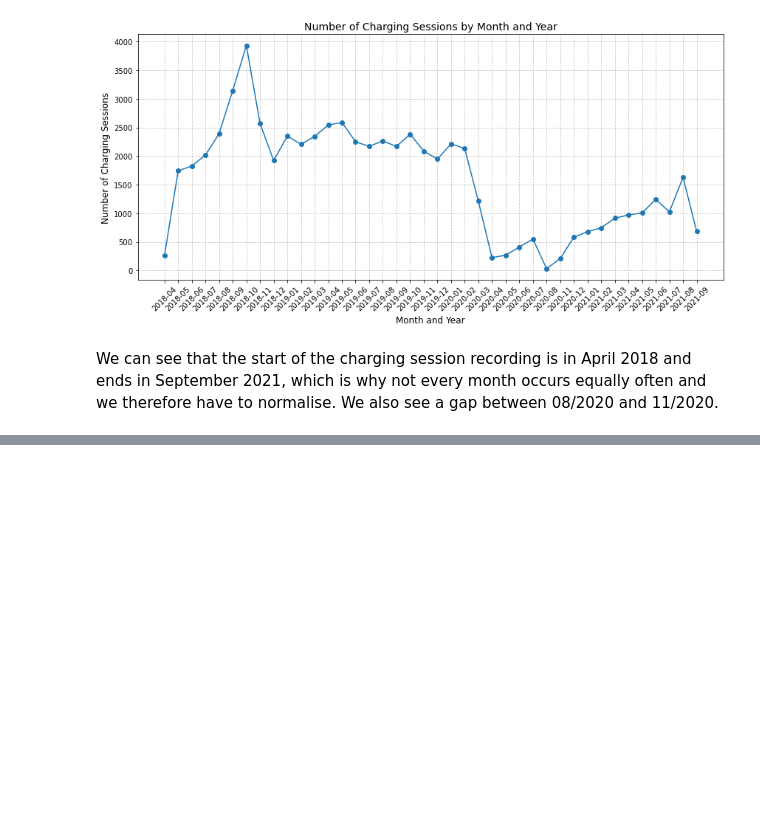
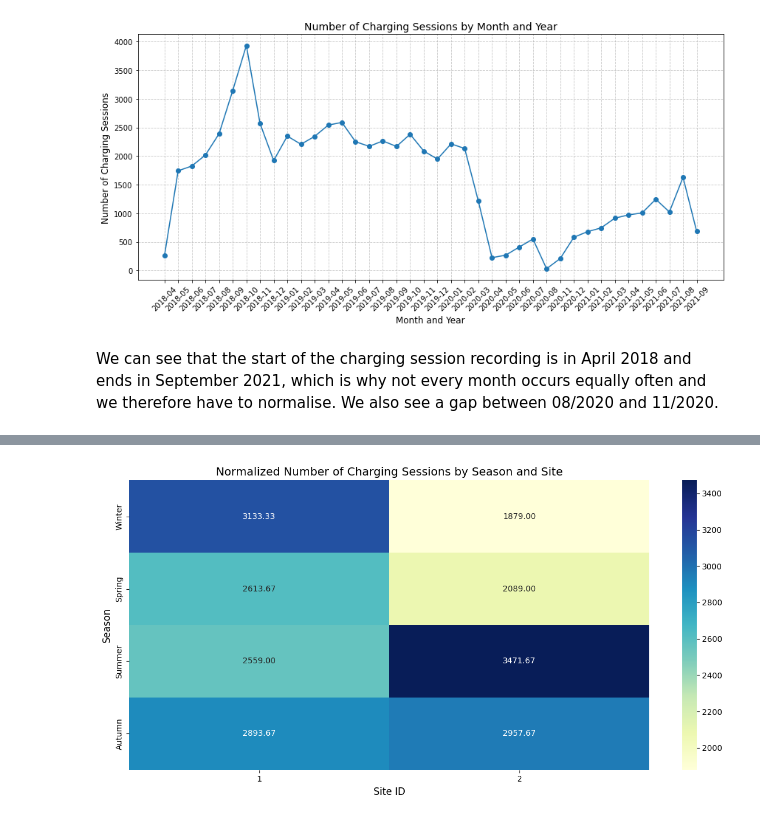
Before and after one commit to nsterz/AA_2024-group-3, a Jupyter notebook: code_dataexplo/descriptiveAnalytics.ipynb, the cells around one changed output, grey strips where cells are left out. Saved outputs shown, nothing was run; the diff lists cells and outputs as text; code cells hidden in the pictures; blank space fills up the shorter version.

```diff
--- a/code_dataexplo/descriptiveAnalytics.ipynb
+++ b/code_dataexplo/descriptiveAnalytics.ipynb
@@ -165,0 +271,54 @@ plt.show()
+# %%
+import pandas as pd
+import matplotlib.pyplot as plt
+import seaborn as sns
+
+# Funktion zur Bestimmung der Saison
+def get_season(date):
+    month = date.month
+    if month in [12, 1, 2]:
+        return "Winter"
+    elif month in [3, 4, 5]:
+        return "Spring"
+    elif month in [6, 7, 8]:
+        return "Summer"
+    elif month in [9, 10, 11]:
+        return "Autumn"
+
+# Saison-Spalte erstellen
+data_charge["season"] = data_charge["connectionTime"].apply(get_season)
+
+# Berechnen der Monate, die für jede Saison im Datensatz vorhanden sind
+season_month_count = {
+    "Winter": len(data_charge[data_charge["season"] == "Winter"]["connectionTime"].dt.month.unique()),
+    "Spring": len(data_charge[data_charge["season"] == "Spring"]["connectionTime"].dt.month.unique()),
+    "Summer": len(data_charge[data_charge["season"] == "Summer"]["connectionTime"].dt.month.unique()),
+    "Autumn": len(data_charge[data_charge["season"] == "Autumn"]["connectionTime"].dt.month.unique())
+}
+
+# Gruppieren nach Saison und Site
+charging_by_season_site = data_charge.groupby(["season", "siteID"]).size().unstack(fill_value=0)
+
+# Normalisierung der Anzahl der Ladesitzungen, indem durch die tatsächliche Anzahl der Monate in jeder Saison geteilt wird
+normalized_charging_by_season_site = charging_by_season_site.copy()
+
+for season in charging_by_season_site.index:
+    normalized_charging_by_season_site.loc[season] = charging_by_season_site.loc[season] / season_month_count[season]
+
+# Reihenfolge der Saisonen nach "Winter", "Spring", "Summer", "Autumn" sortieren
+season_order = ["Winter", "Spring", "Summer", "Autumn"]
+normalized_charging_by_season_site = normalized_charging_by_season_site.reindex(season_order)
+
+# Plot
+plt.figure(figsize=(12, 6))
+
+# Erstellen der Heatmap für alle Sites und Saisonen
+sns.heatmap(normalized_charging_by_season_site, cmap="YlGnBu", annot=True, fmt=".2f", cbar=True)
+
+plt.title("Normalized Number of Charging Sessions by Season and Site", fontsize=14)
+plt.xlabel("Site ID", fontsize=12)
+plt.ylabel("Season", fontsize=12)
+plt.tight_layout()
+plt.show()
+# %% [output]
+[figure, added]
```
Also changed, not shown: parts of 8 cells of this notebook.
